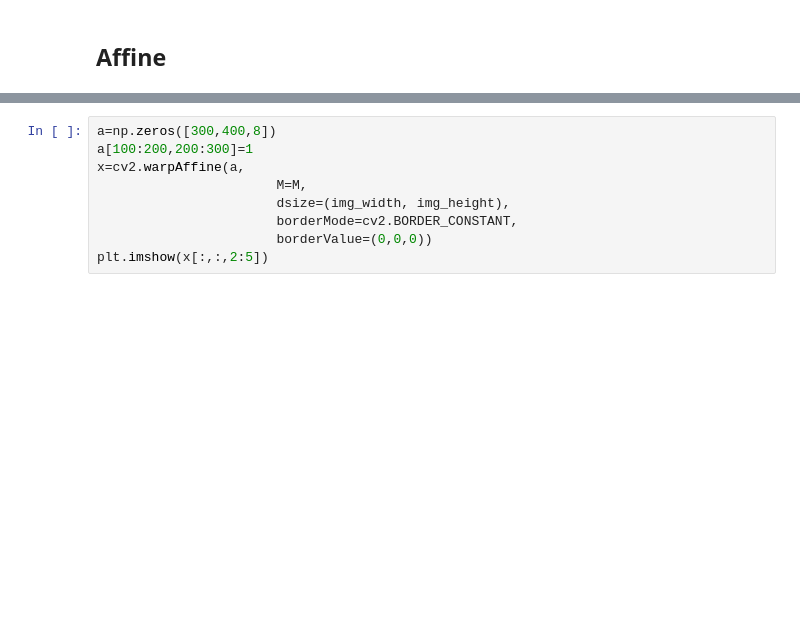
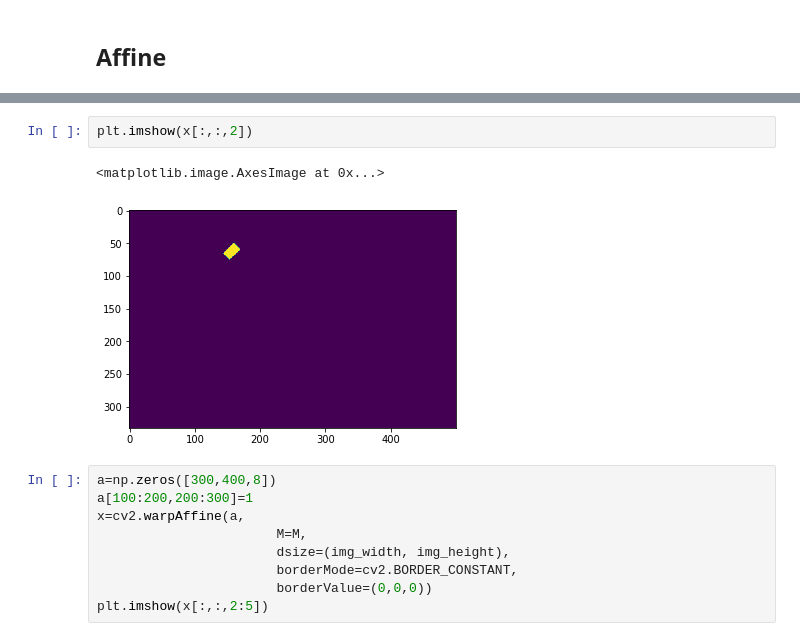
Before and after one commit to yizt/notebook, a Jupyter notebook: python/cv2_object_detect_aug.ipynb, the cells around one changed output, grey strips where cells are left out. Saved outputs shown, nothing was run; the diff lists cells and outputs as text; blank space fills up the shorter version.

```diff
--- a/python/cv2_object_detect_aug.ipynb
+++ b/python/cv2_object_detect_aug.ipynb
@@ -586,3 +615,8 @@ plt.imshow(image)
+# %%
+plt.imshow(x[:,:,2])
+# %% [output]
+<matplotlib.image.AxesImage at 0x...>
+[figure, added]
 # %%
 a=np.zeros([300,400,8])
 a[100:200,200:300]=1
```
Also changed, not shown: parts of 10 cells of this notebook.
